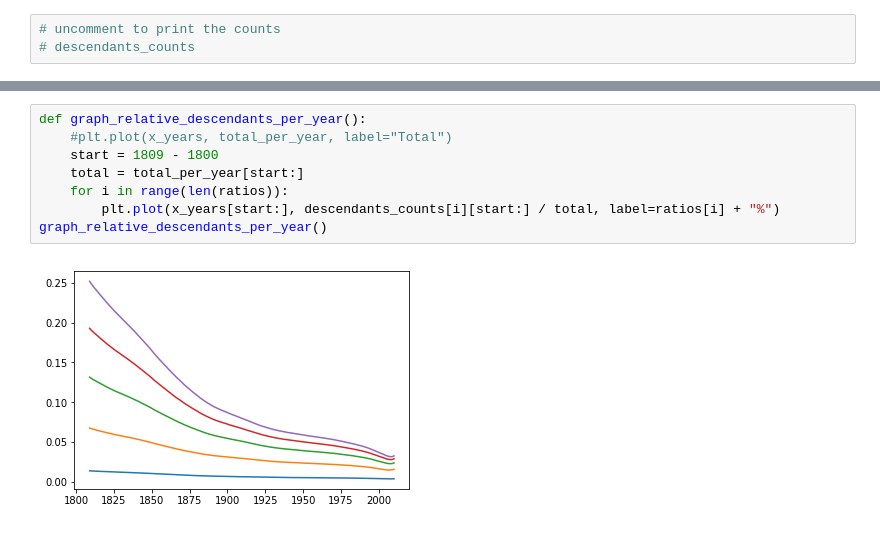
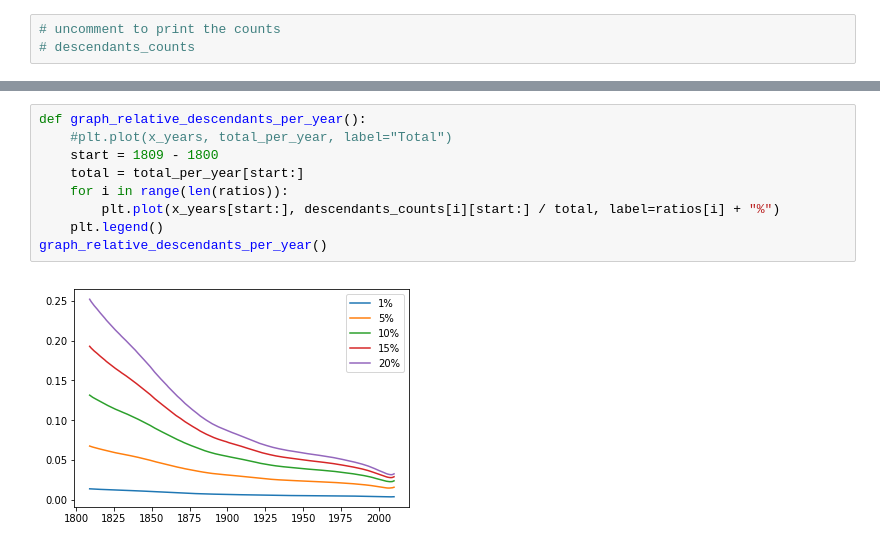
Before and after one commit to zhuowei/FamilinxAnalysis, a Jupyter notebook: process_output/Familinx_Analyze.ipynb, the cells around one changed output, grey strips where cells are left out. Cells and saved outputs as stored; diff of their text form.

```diff
--- a/process_output/Familinx_Analyze.ipynb
+++ b/process_output/Familinx_Analyze.ipynb
@@ -85,10 +87,11 @@ graph_absolute_descendants_per_year_1809()
 # %%
 def graph_relative_descendants_per_year():
     #plt.plot(x_years, total_per_year, label="Total")
     start = 1809 - 1800
     total = total_per_year[start:]
     for i in range(len(ratios)):
         plt.plot(x_years[start:], descendants_counts[i][start:] / total, label=ratios[i] + "%")
+    plt.legend()
 graph_relative_descendants_per_year()
 # %% [output]
-[figure, old version]
+[figure, new version]
```
Also changed, not shown: parts of 2 cells of this notebook.
